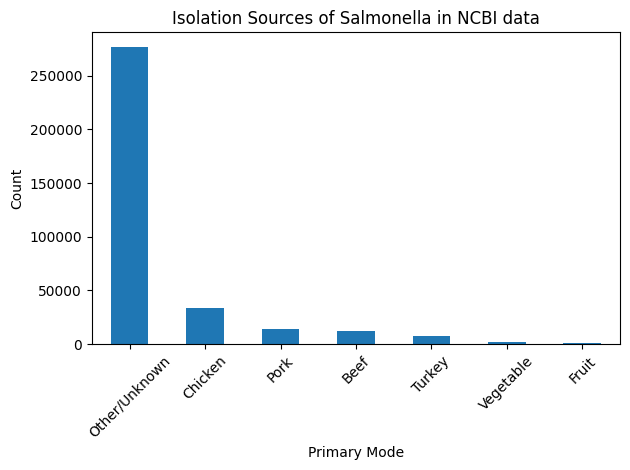
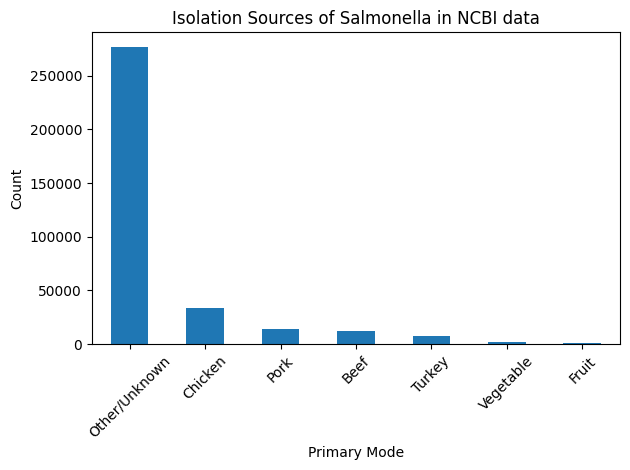
Unified diff of the notebook cell whose output changed from the first chart to the second:
--- before
+++ after
@@ -7,5 +7,5 @@
 plt.xticks(rotation=45)
 plt.tight_layout()
-plt.savefig('top_7_primary_modes_fruit_veg.png')
+plt.savefig('../outputs/top_7_primary_modes_fruit_veg.tiff', dpi=400)
 plt.show()
 
@@ -18,5 +18,5 @@
 plt.xticks(rotation=45)
 plt.tight_layout()
-plt.savefig('top_7_primary_modes_fruit_veg_no_other.png')
+plt.savefig('../outputs/top_7_primary_modes_fruit_veg_no_other.tiff', dpi=400)
 # Show the plots
 plt.show()

Commit: host add. tiff add